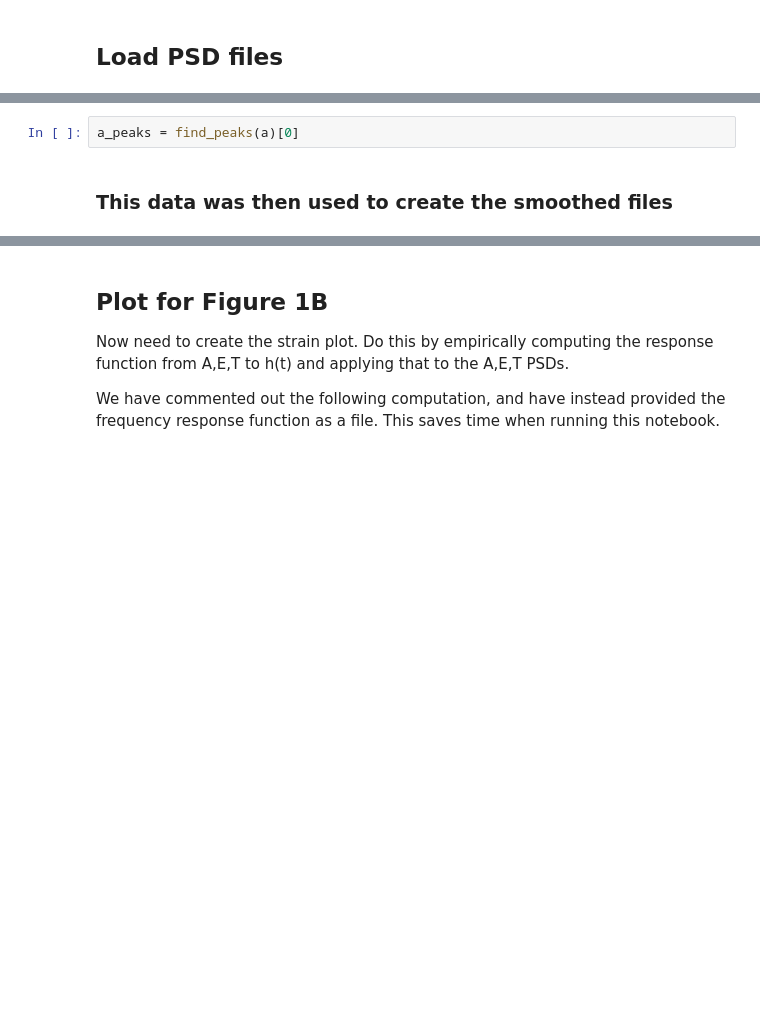
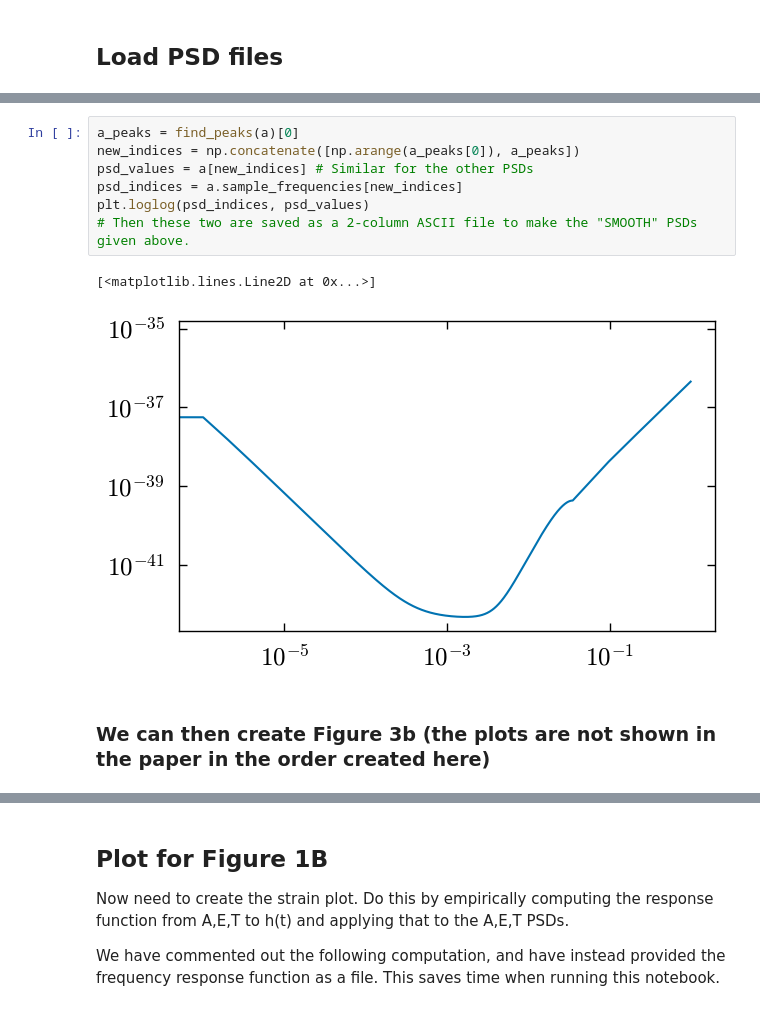
Before and after one commit to icg-gravwaves/lisa_premerger_paper, a Jupyter notebook: PSD_Files/PSD_filter_images.ipynb, the cells around one changed output, grey strips where cells are left out. Drawn from its saved outputs; the diff is of its cells as text; blank space fills up the shorter version.

```diff
--- a/PSD_Files/PSD_filter_images.ipynb
+++ b/PSD_Files/PSD_filter_images.ipynb
@@ -91,7 +79,15 @@ invb1 = 1/b1**0.5
 # %%
 a_peaks = find_peaks(a)[0]
+new_indices = np.concatenate([np.arange(a_peaks[0]), a_peaks])
+psd_values = a[new_indices] # Similar for the other PSDs
+psd_indices = a.sample_frequencies[new_indices]
+plt.loglog(psd_indices, psd_values)
+# Then these two are saved as a 2-column ASCII file to make the "SMOOTH" PSDs given above.
+# %% [output]
+[<matplotlib.lines.Line2D at 0x...>]
+[figure, added]
 # %% [markdown]
-### This data was then used to create the smoothed files
+### We can then create Figure 3b (the plots are not shown in the paper in the order created here)
 # %%
 fig = plt.figure()
 ax = fig.add_subplot(111)
```
Also changed, not shown: parts of 25 cells of this notebook, 1 other file.
